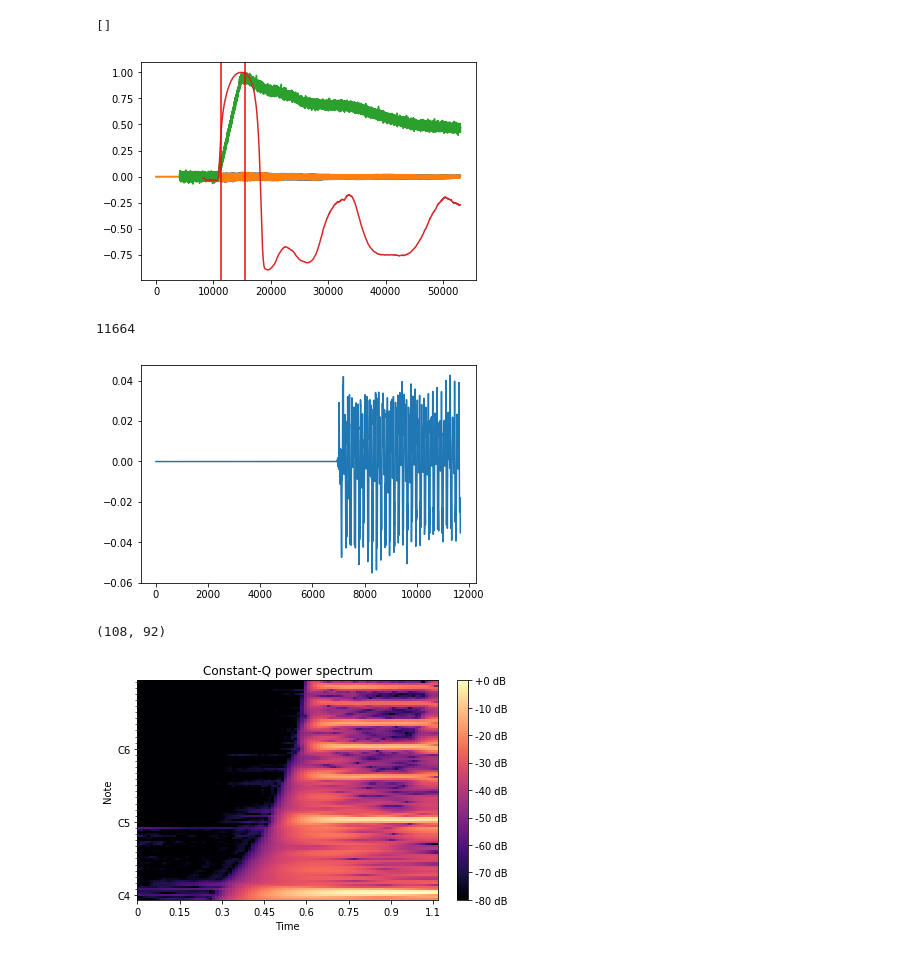
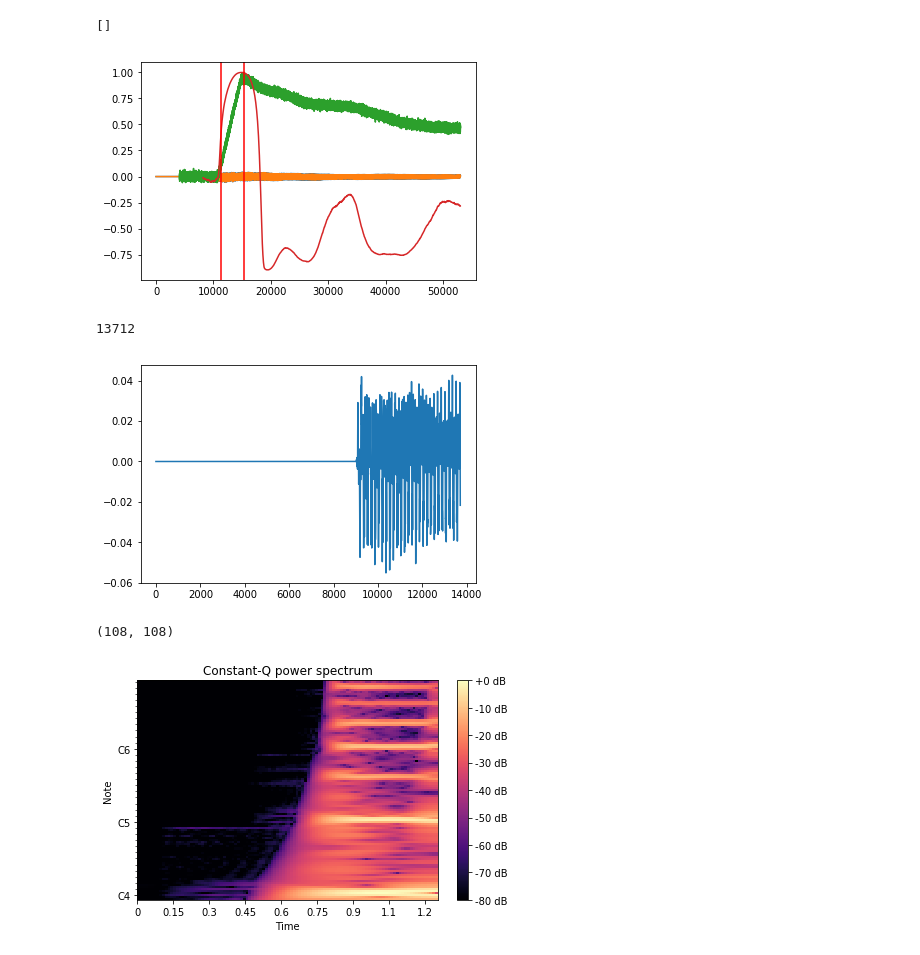
Before and after one commit to tonghuikang/musicpygame, a Jupyter notebook: note_evaluation/test_cqt_function.ipynb, the cells around one changed output. Drawn from its saved outputs; the diff is of its cells as text; code cells hidden in the pictures.

```diff
--- a/note_evaluation/test_cqt_function.ipynb
+++ b/note_evaluation/test_cqt_function.ipynb
@@ -174,28 +174,28 @@ print(C)  # you see this is just a 2D array
 # %%
 import matplotlib.pyplot as plt
 import librosa
 from librosa.display import specshow
 import numpy as np
 import soundfile as sf
 
 bins_per_octave = 36
 n_bins = 108
 fmin = librosa.core.note_to_hz("B3")
 y, sr = sf.read("soundfile_template/C4_60_x_x_x.wav")
 plt.plot(y)
 
 signal_short, signal_to_map = detect_onset_given_entire_signal(y[:,0])
 
 
-signal_to_map = signal_to_map[-108*108:]
+signal_to_map = signal_to_map[-108*108-2048:]
 print(len(signal_to_map))
-assert len(signal_to_map) == 108*108
+# assert len(signal_to_map) == 108*108-1728
 plt.plot(signal_to_map)
 plt.show()
 # %% [output]
 [figure]
-11664
+13712
-[figure, old version]
+[figure, new version]
 # %%
 C = librosa.magphase(librosa.cqt(signal_to_map,
                                  # entry number 42288 is the end point
@@ -208,7 +208,7 @@ C = librosa.magphase(librosa.cqt(signal_to_map,
                                  n_bins=n_bins))[0]
 print(np.shape(C))
 # %% [output]
-(108, 92)
+(108, 108)
 # %%
 specshow(librosa.amplitude_to_db(C, ref=np.max),
          sr=sr,
@@ -220,7 +220,7 @@ plt.colorbar(format='%+2.0f dB')
 plt.title('Constant-Q power spectrum')
 plt.tight_layout()
 # %% [output]
-[figure, old version]
+[figure, new version]
 # %%
 plt.figure(figsize=(10,10))
 plt.imshow(C[10:,10:])
```
Also changed, not shown: parts of 1 cell of this notebook.
